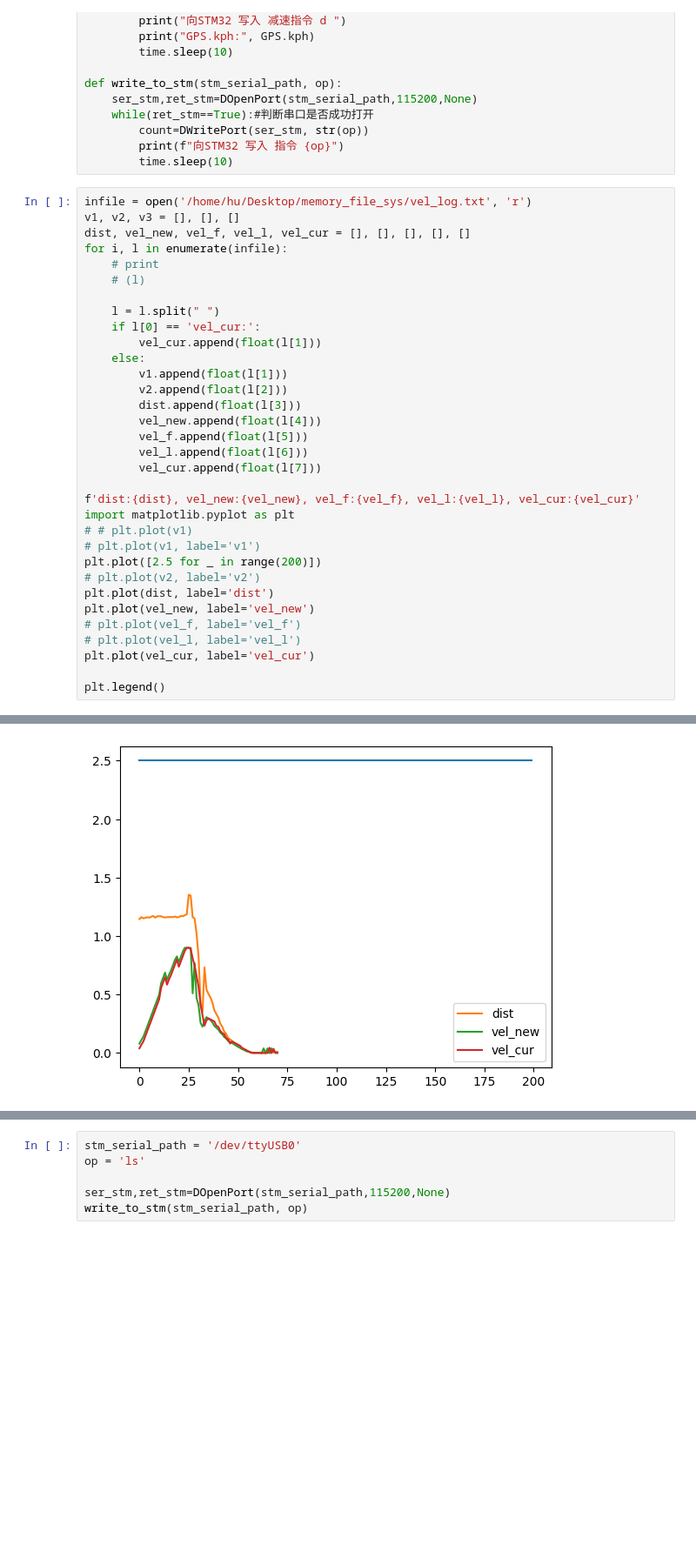
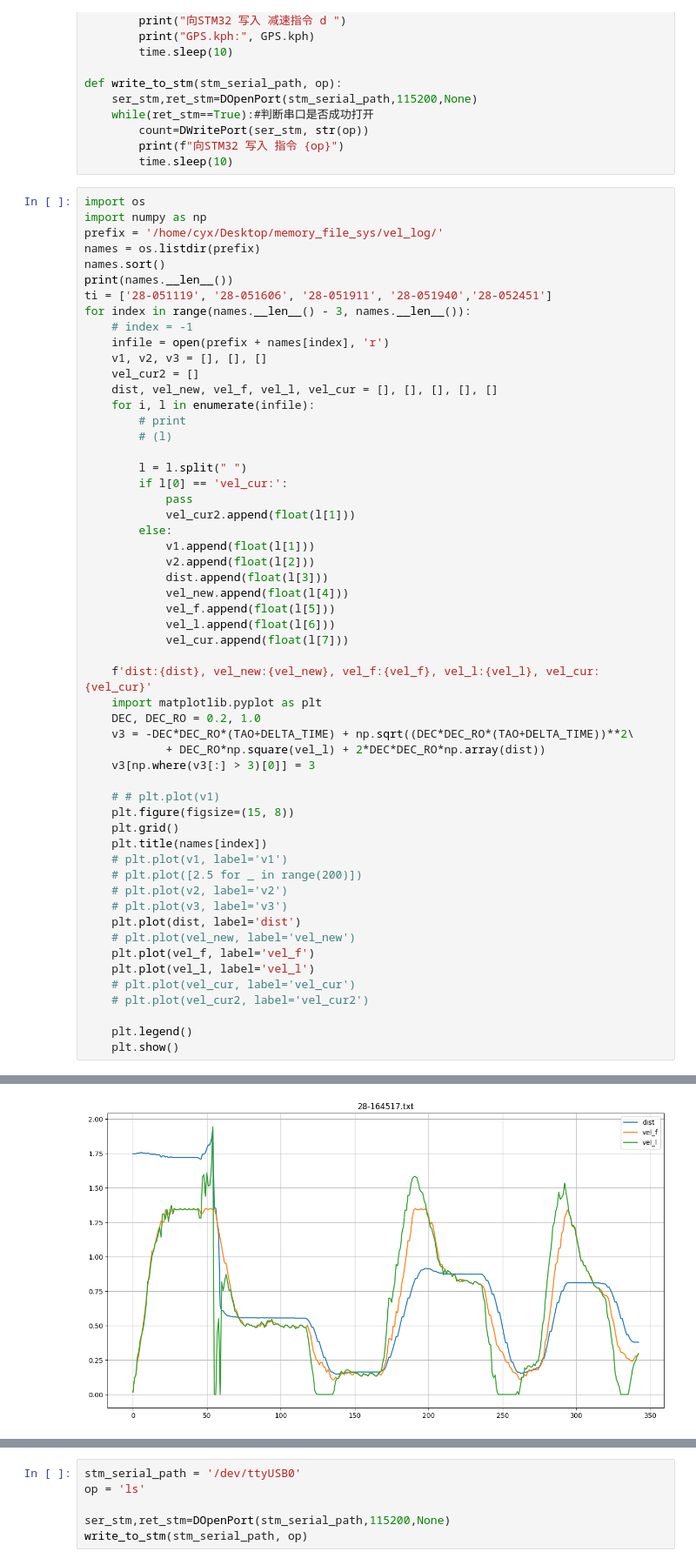
Before and after one commit to pardonhu/BubbleMAC_Prototytpe, a Jupyter notebook: rplidar_sdk-master/examples/multi_threads/serial_comm.ipynb, the cells around one changed output, grey strips where cells are left out. Shown: that part at 87% size. Cells and saved outputs as stored; diff of their text form; blank space fills up the shorter version.

```diff
--- a/rplidar_sdk-master/examples/multi_threads/serial_comm.ipynb
+++ b/rplidar_sdk-master/examples/multi_threads/serial_comm.ipynb
@@ -198,36 +198,58 @@ def write_to_stm(stm_serial_path, op):
         print(f"向STM32 写入 指令 {op}")
         time.sleep(10)
 # %%
-infile = open('/home/hu/Desktop/memory_file_sys/vel_log.txt', 'r')
-v1, v2, v3 = [], [], []
-dist, vel_new, vel_f, vel_l, vel_cur = [], [], [], [], []
-for i, l in enumerate(infile):
-    # print
-    # (l)
+import os
+import numpy as np
+prefix = '/home/cyx/Desktop/memory_file_sys/vel_log/'
+names = os.listdir(prefix)
+names.sort()
+print(names.__len__())
+ti = ['28-051119', '28-051606', '28-051911', '28-051940','28-052451']
+for index in range(names.__len__() - 3, names.__len__()):
+    # index = -1
+    infile = open(prefix + names[index], 'r')
+    v1, v2, v3 = [], [], []
+    vel_cur2 = []
+    dist, vel_new, vel_f, vel_l, vel_cur = [], [], [], [], []
+    for i, l in enumerate(infile):
+        # print
+        # (l)
 
-    l = l.split(" ")
-    if l[0] == 'vel_cur:':
-        vel_cur.append(float(l[1]))
-    else:
-        v1.append(float(l[1]))
-        v2.append(float(l[2]))
-        dist.append(float(l[3]))
-        vel_new.append(float(l[4]))
-        vel_f.append(float(l[5]))
-        vel_l.append(float(l[6]))
-        vel_cur.append(float(l[7]))
+        l = l.split(" ")
+        if l[0] == 'vel_cur:':
+            pass
+            vel_cur2.append(float(l[1]))
+        else:
+            v1.append(float(l[1]))
+            v2.append(float(l[2]))
+            dist.append(float(l[3]))
+            vel_new.append(float(l[4]))
+            vel_f.append(float(l[5]))
+            vel_l.append(float(l[6]))
+            vel_cur.append(float(l[7]))
 
-f'dist:{dist}, vel_new:{vel_new}, vel_f:{vel_f}, vel_l:{vel_l}, vel_cur:{vel_cur}'
-import matplotlib.pyplot as plt
-# # plt.plot(v1)
-# plt.plot(v1, label='v1')
-plt.plot([2.5 for _ in range(200)])
-# plt.plot(v2, label='v2')
-plt.plot(dist, label='dist')
-plt.plot(vel_new, label='vel_new')
-# plt.plot(vel_f, label='vel_f')
-# plt.plot(vel_l, label='vel_l')
-plt.plot(vel_cur, label='vel_cur')
+    f'dist:{dist}, vel_new:{vel_new}, vel_f:{vel_f}, vel_l:{vel_l}, vel_cur:{vel_cur}'
+    import matplotlib.pyplot as plt
+    DEC, DEC_RO = 0.2, 1.0
+    v3 = -DEC*DEC_RO*(TAO+DELTA_TIME) + np.sqrt((DEC*DEC_RO*(TAO+DELTA_TIME))**2\
+            + DEC_RO*np.square(vel_l) + 2*DEC*DEC_RO*np.array(dist))
+    v3[np.where(v3[:] > 3)[0]] = 3
 
-plt.legend()
+    # # plt.plot(v1)
+    plt.figure(figsize=(15, 8))
+    plt.grid()
+    plt.title(names[index])
+    # plt.plot(v1, label='v1')
+    # plt.plot([2.5 for _ in range(200)])
+    # plt.plot(v2, label='v2')
+    # plt.plot(v3, label='v3')
+    plt.plot(dist, label='dist')
+    # plt.plot(vel_new, label='vel_new')
+    plt.plot(vel_f, label='vel_f')
+    plt.plot(vel_l, label='vel_l')
+    # plt.plot(vel_cur, label='vel_cur')
+    # plt.plot(vel_cur2, label='vel_cur2')
+
+    plt.legend()
+    plt.show()
 # %% [output]
@@ -235 +257 @@ plt.legend()
-[figure, old version]
+[figure, new version]
```
Also changed, not shown: parts of 1 cell of this notebook, 1 other file.
